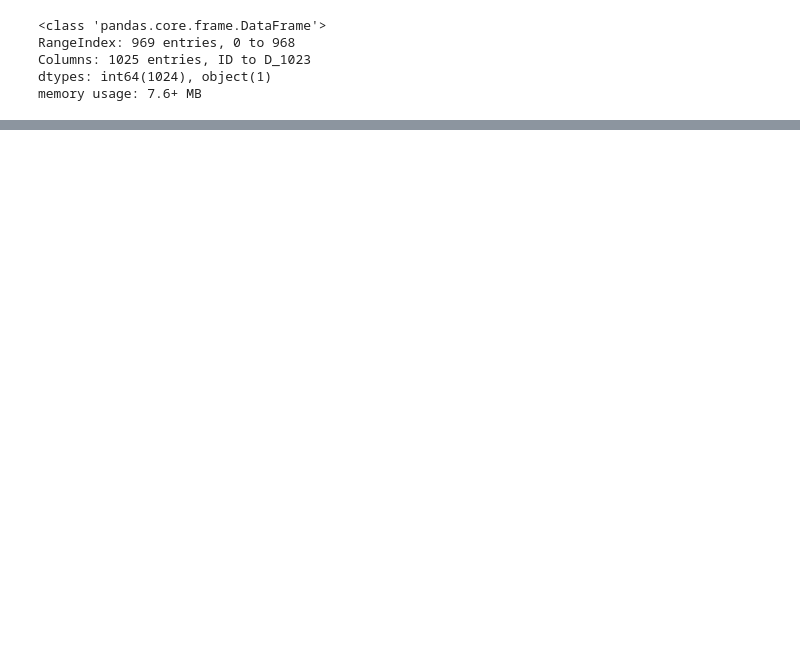
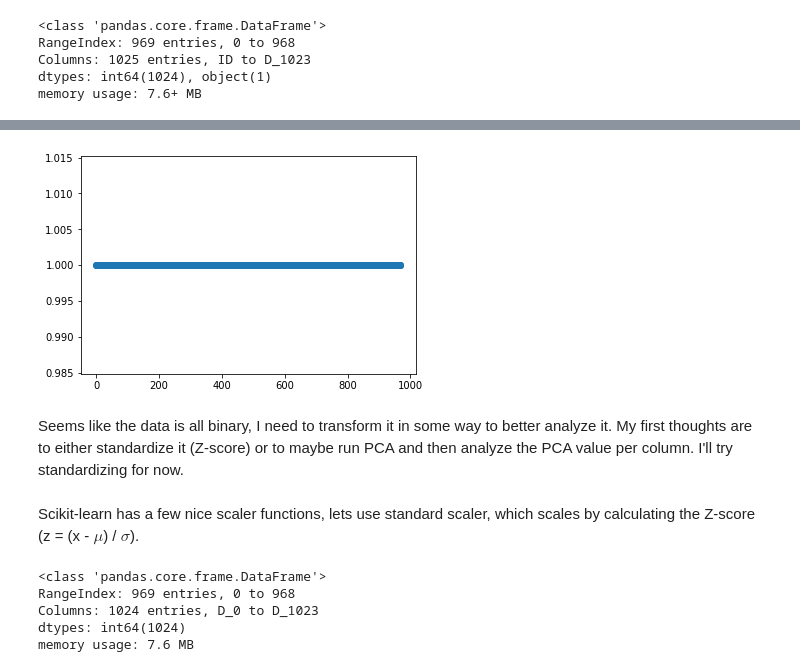
Before and after one commit to darianyang/MachineLearning, a Jupyter notebook: hw2/Lab2_DTY.ipynb, the cells around one changed output, grey strips where cells are left out. Drawn from its saved outputs; the diff is of its cells as text; code cells hidden in the pictures; blank space fills up the shorter version.

```diff
--- a/hw2/Lab2_DTY.ipynb
+++ b/hw2/Lab2_DTY.ipynb
@@ -37,0 +51,20 @@ memory usage: 7.6+ MB
+# %%
+# first column
+plt.scatter(range(0, len(df.iloc[:,1])), df.iloc[:,1])
+plt.show()
+# %% [output]
+[figure, added]
+# %% [markdown]
+Seems like the data is all binary, I need to transform it in some way to better analyze it. My first thoughts are to either standardize it (Z-score) or to maybe run PCA and then analyze the PCA value per column. I'll try standardizing for now.
+# %% [markdown]
+Scikit-learn has a few nice scaler functions, lets use standard scaler, which scales by calculating the Z-score (z = (x - $\mu$) / $\sigma$).
+# %%
+# first drop the ID column
+df = df.drop("ID",axis=1)
+df.info()
+# %% [output]
+<class 'pandas.core.frame.DataFrame'>
+RangeIndex: 969 entries, 0 to 968
+Columns: 1024 entries, D_0 to D_1023
+dtypes: int64(1024)
+memory usage: 7.6 MB
```
Also changed, not shown: parts of 12 cells of this notebook.
